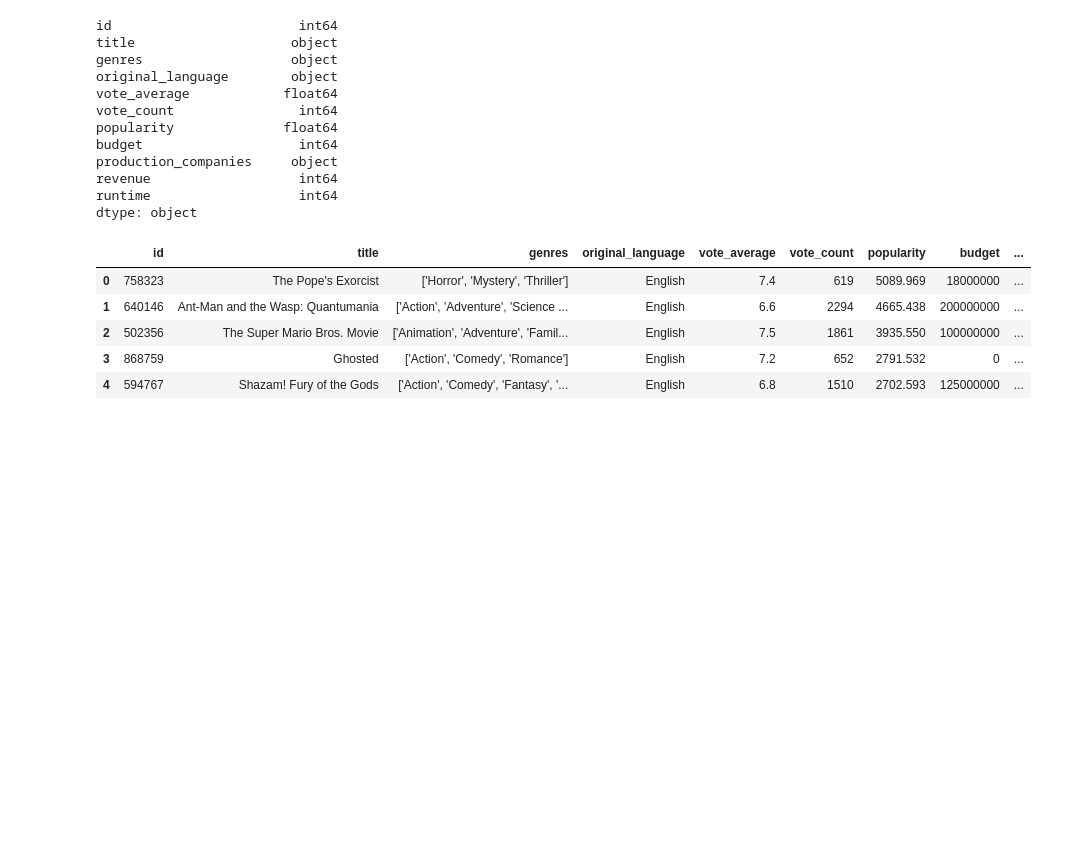
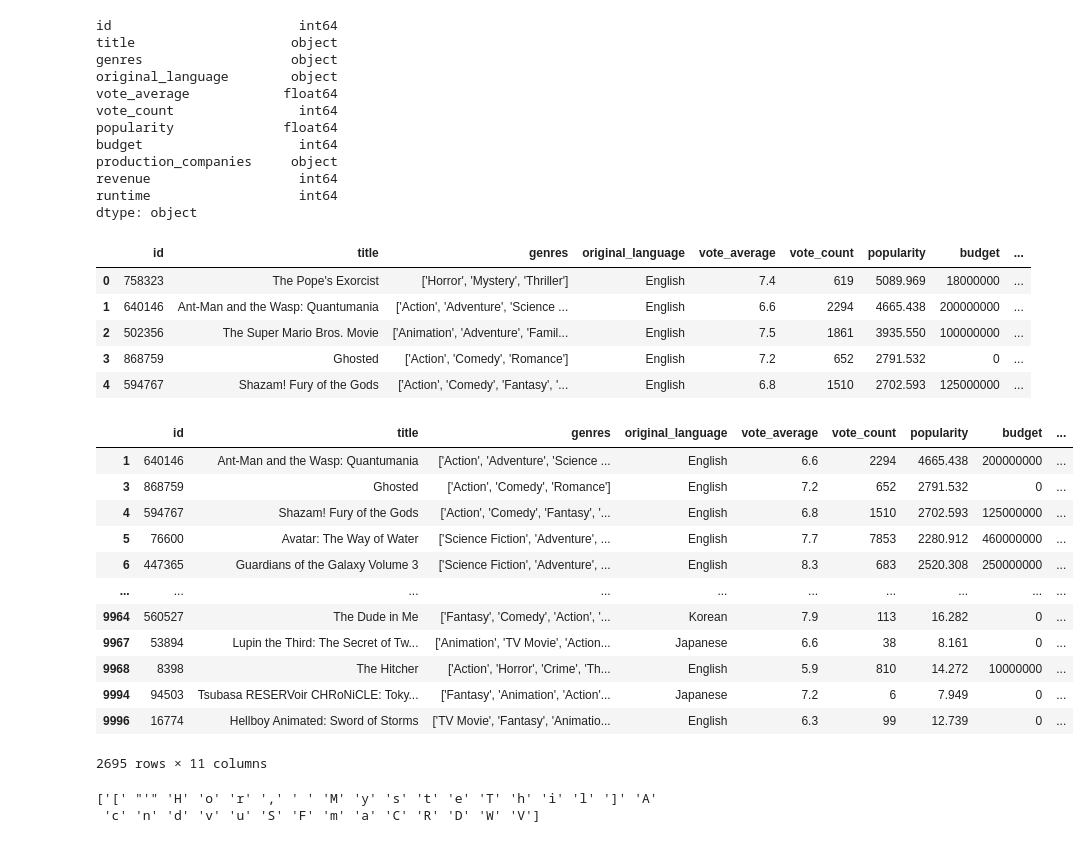
Before and after one commit to Richard-Vuong/Movie-Recommender-Engine, a Jupyter notebook: MoviesRecommender.ipynb, the cells around one changed output. Cells and saved outputs as stored; diff of their text form; code cells hidden in the pictures; blank space fills up the shorter version.

```diff
--- a/MoviesRecommender.ipynb
+++ b/MoviesRecommender.ipynb
@@ -125,0 +128,18 @@ df.head()
+# %%
+action_movies = df[df['genres'] == 'Action']# will output rows with ONLY action genre in them. - there are none.
+# %%
+action_movies
+# %% [output]
+|  | id | title | genres | original_language | vote_average | vote_count | popularity | budget | ... |
+| 1 | 640146 | Ant-Man and the Wasp: Quantumania | ['Action', 'Adventure', 'Science ... | English | 6.6 | 2294 | 4665.438 | 200000000 | ... |
+| 3 | 868759 | Ghosted | ['Action', 'Comedy', 'Romance'] | English | 7.2 | 652 | 2791.532 | 0 | ... |
+| 4 | 594767 | Shazam! Fury of the Gods | ['Action', 'Comedy', 'Fantasy', '... | English | 6.8 | 1510 | 2702.593 | 125000000 | ... |
+| 5 | 76600 | Avatar: The Way of Water | ['Science Fiction', 'Adventure', ... | English | 7.7 | 7853 | 2280.912 | 460000000 | ... |
+| 6 | 447365 | Guardians of the Galaxy Volume 3 | ['Science Fiction', 'Adventure', ... | English | 8.3 | 683 | 2520.308 | 250000000 | ... |
+| ... | ... | ... | ... | ... | ... | ... | ... | ... | ... |
+| 9964 | 560527 | The Dude in Me | ['Fantasy', 'Comedy', 'Action', '... | Korean | 7.9 | 113 | 16.282 | 0 | ... |
+| 9967 | 53894 | Lupin the Third: The Secret of Tw... | ['Animation', 'TV Movie', 'Action... | Japanese | 6.6 | 38 | 8.161 | 0 | ... |
+| 9968 | 8398 | The Hitcher | ['Action', 'Horror', 'Crime', 'Th... | English | 5.9 | 810 | 14.272 | 10000000 | ... |
+| 9994 | 94503 | Tsubasa RESERVoir CHRoNiCLE: Toky... | ['Fantasy', 'Animation', 'Action'... | Japanese | 7.2 | 6 | 7.949 | 0 | ... |
+| 9996 | 16774 | Hellboy Animated: Sword of Storms | ['TV Movie', 'Fantasy', 'Animatio... | English | 6.3 | 99 | 12.739 | 0 | ... |
+2695 rows × 11 columns
@@ -125,0 +148,11 @@ df.head()
+# %%
+# Flatten the lists and convert to Series
+flattened_series = pd.Series(chain.from_iterable(df['genres']))
+
+# Get unique genres
+unique_genres = flattened_series.unique()
+
+print(unique_genres)
+# %% [output]
+['[' "'" 'H' 'o' 'r' ',' ' ' 'M' 'y' 's' 't' 'e' 'T' 'h' 'i' 'l' ']' 'A'
+ 'c' 'n' 'd' 'v' 'u' 'S' 'F' 'm' 'a' 'C' 'R' 'D' 'W' 'V']
```
Also changed, not shown: parts of 2 cells of this notebook.
